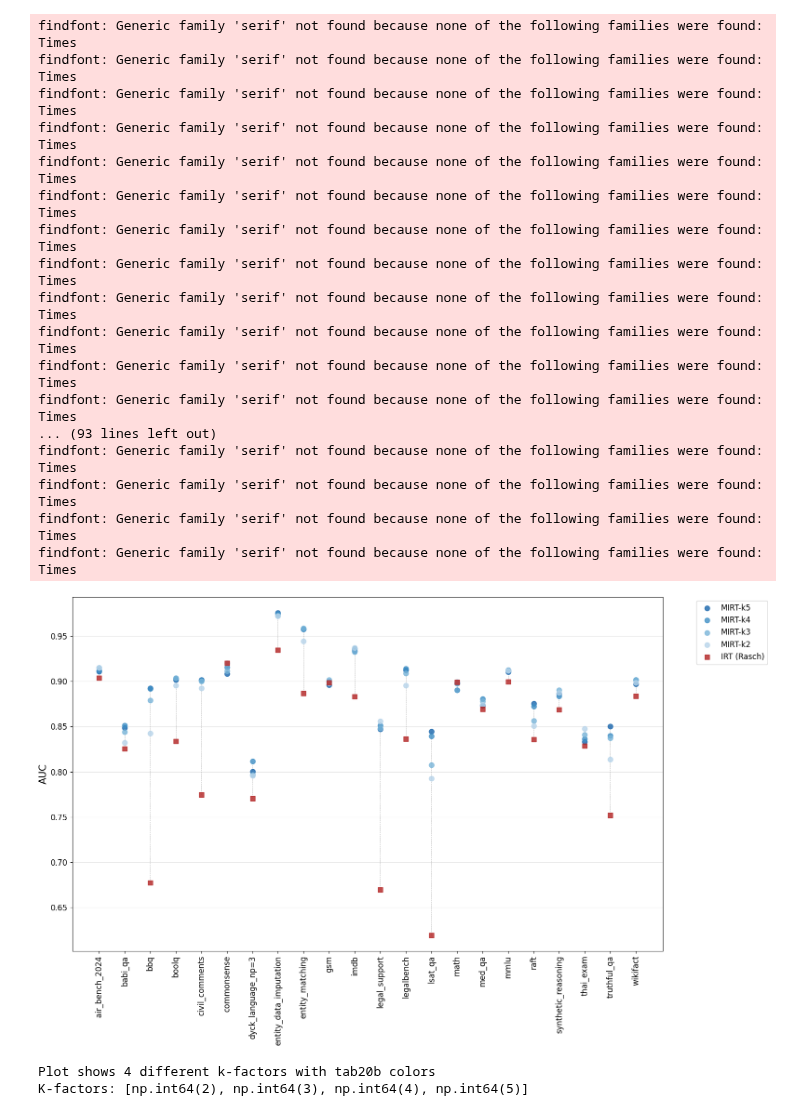
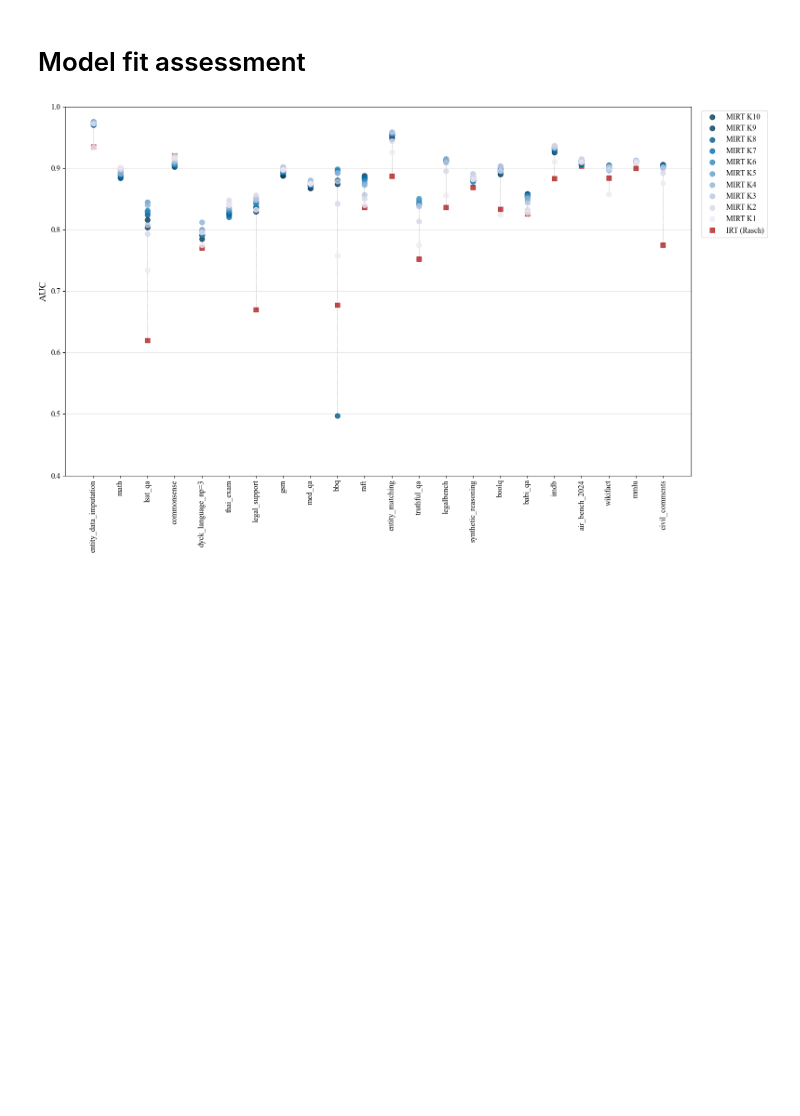
Before and after one commit to ronanhansel/reeval-multi, a Jupyter notebook: mirt-official/calibration.ipynb, the cells around one changed output. Cells and saved outputs as stored; diff of their text form; code cells hidden in the pictures; blank space fills up the shorter version.

Commit message:
feat: visualisation & fixed styles

```diff
--- a/mirt-official/calibration.ipynb
+++ b/mirt-official/calibration.ipynb
@@ -191,3 +205,5 @@ results_data = {
 
 # Create the results DataFrame
 results_df = pd.DataFrame(results_data)
+# %%
+resmat = pd.read_pickle('../data/resmat.pkl')
@@ -194,6 +257,9 @@ results_df = pd.DataFrame(results_data)
 # %%
 # Merge the results DataFrame with the combined training history DataFrame
 merged_df = combined_df.merge(results_df, on='scenario', how='left')
+
+# Also merge with size information
+merged_df = merged_df.merge(size_df, on='scenario', how='left')
 
 print(f"Merged DataFrame shape: {merged_df.shape}")
 print(f"Columns: {list(merged_df.columns)}")
@@ -201,13 +267,17 @@ print(f"Columns: {list(merged_df.columns)}")
 # Check for any scenarios that didn't match
 scenarios_in_combined = set(combined_df['scenario'].unique())
 scenarios_in_results = set(results_df['scenario'].unique())
+scenarios_in_sizes = set(size_df['scenario'].unique())
 
 print(f"\nScenarios in combined_df: {len(scenarios_in_combined)}")
 print(f"Scenarios in results_df: {len(scenarios_in_results)}")
-print(f"Scenarios in both: {len(scenarios_in_combined.intersection(scenarios_in_results))}")
+print(f"Scenarios in size_df: {len(scenarios_in_sizes)}")
+print(f"Scenarios in all: {len(scenarios_in_combined.intersection(scenarios_in_results).intersection(scenarios_in_sizes))}")
 
 if scenarios_in_combined - scenarios_in_results:
     print(f"Scenarios in combined_df but not in results_df: {scenarios_in_combined - scenarios_in_results}")
 if scenarios_in_results - scenarios_in_combined:
     print(f"Scenarios in results_df but not in combined_df: {scenarios_in_results - scenarios_in_combined}")
+if scenarios_in_combined - scenarios_in_sizes:
+    print(f"Scenarios in combined_df but not in size_df: {scenarios_in_combined - scenarios_in_sizes}")
 # %% [output]
@@ -238,0 +292,9 @@ Data shape: (88, 4)
+# %%
+# Prepare data for plotting - include k_factor information
+df = merged_df[['val_auc', 'test_auc', 'scenario', 'k_factor', 'size']].sort_values(by='test_auc', ascending=True).dropna().copy()
+df.rename(columns={'val_auc': 'mirt', 'test_auc': 'irt'}, inplace=True)
+
+# Show unique k-factors available
+print(f"Available k-factors: {sorted(df['k_factor'].unique())}")
+print(f"Data shape: {df.shape}")
+df.head()
@@ -239,22 +310,27 @@ Data shape: (88, 4)
+# %% [markdown]
+# Model fit assessment
 # %%
 import matplotlib.pyplot as plt
 import sys
 sys.path.append('..')
 import style
 
-# Create the transposed dumbbell plot with k-factor colors
+# Create the transposed dumbbell plot with k-factor colors, sorted by scenario size
 fig, ax = plt.subplots(figsize=(16, 10))
 
-# Get unique scenarios and k-factors
-scenarios = sorted(df['scenario'].unique())
+# Get unique scenarios and k-factors, sort scenarios by size
+scenario_size_mapping = df.groupby('scenario')['size'].first().to_dict()
+# Convert sizes to int for cleaner display
+scenario_size_mapping = {k: int(v) for k, v in scenario_size_mapping.items()}
+scenarios = sorted(df['scenario'].unique(), key=lambda x: scenario_size_mapping[x])
 k_factors = sorted(df['k_factor'].unique())
 
 # Create a grayscale colormap that reflects numerical order
-colors = plt.get_cmap('Blues')
+colors = plt.get_cmap('PuBu')
 # Use a subset of the colormap to avoid too light colors
-color_map = {k: colors(0.3 + 0.5 * (i / max(1, len(k_factors) - 1))) for i, k in enumerate(k_factors)}
+color_map = {k: colors(0.1 + 1 * (i / max(1, len(k_factors) - 1))) for i, k in enumerate(k_factors)}
 
-# Create x positions for each scenario
+# Create x positions for each scenario (now ordered by size)
 x_pos = {scenario: i for i, scenario in enumerate(scenarios)}
 
 # Plot for each k-factor
@@ -270,66 +346,49 @@ for k_factor in reversed(k_factors):
 	# Plot the MIRT points
 	ax.scatter(x_positions, df_k['mirt'],
 			  color=color_map[k_factor], s=60,
-			  label=f'MIRT-k{k_factor}',
+			  label=f'MIRT K{k_factor}',
 			  marker='o', alpha=0.8, zorder=3)
 
 # Plot IRT (Rasch) points - same for all k-factors
 # Get one representative IRT value per scenario (they should be the same across k-factors)
-df_irt = df.groupby('scenario')['irt'].first().reset_index()
+df_irt = df.groupby('scenario')[['irt', 'size']].first().reset_index()
+df_irt = df_irt.set_index('scenario').loc[scenarios].reset_index()  # Ensure same ordering
 x_positions_irt = [x_pos[scenario] for scenario in df_irt['scenario']]
 
 ax.scatter(x_positions_irt, df_irt['irt'],
           color='firebrick', s=60,
           label='IRT (Rasch)',
-          marker='s', alpha=0.8, zorder=3)
+          marker='s', alpha=0.8, zorder=2)
+
 # Plot connecting lines between lowest and highest values for each scenario
 for scenario in scenarios:
 	df_scenario = df[df['scenario'] == scenario]
 	if len(df_scenario) == 0:
 		continue
 
 	x = x_pos[scenario]
 
 	# Get all values (both IRT and MIRT) for this scenario
 	all_values = list(df_scenario['mirt']) + [df_scenario['irt'].iloc[0]]
 
 	# Find min and max values
 	min_val = min(all_values)
 	max_val = max(all_values)
 
 	# Draw line from lowest to highest value
 	ax.plot([x, x], [min_val, max_val], 'k--', linewidth=0.5, alpha=0.4)
 
 # Customize the plot
 ax.set_xticks(range(len(scenarios)))
-ax.set_xticklabels(scenarios, rotation=90)
+# Create labels with both scenario name and size
+scenario_labels = [f"{scenario}" for scenario in scenarios]
+ax.set_xticklabels(scenario_labels, rotation=90)
 ax.set_ylabel('AUC')
-ax.legend(bbox_to_anchor=(1.05, 1), loc='upper left')
+ax.set_ylim(0.4, 1.0)
+ax.legend(bbox_to_anchor=(1.01, 1), loc='upper left')
 ax.grid(True, axis='y', alpha=0.3)
 
 plt.tight_layout()
 plt.show()
-
-print(f"Plot shows {len(k_factors)} different k-factors with tab20b colors")
-print(f"K-factors: {k_factors}")
 # %% [output]
-findfont: Generic family 'serif' not found because none of the following families were found: Times
-findfont: Generic family 'serif' not found because none of the following families were found: Times
-findfont: Generic family 'serif' not found because none of the following families were found: Times
-findfont: Generic family 'serif' not found because none of the following families were found: Times
-findfont: Generic family 'serif' not found because none of the following families were found: Times
-findfont: Generic family 'serif' not found because none of the following families were found: Times
-findfont: Generic family 'serif' not found because none of the following families were found: Times
-findfont: Generic family 'serif' not found because none of the following families were found: Times
-findfont: Generic family 'serif' not found because none of the following families were found: Times
-findfont: Generic family 'serif' not found because none of the following families were found: Times
-findfont: Generic family 'serif' not found because none of the following families were found: Times
-findfont: Generic family 'serif' not found because none of the following families were found: Times
-... (93 lines left out)
-findfont: Generic family 'serif' not found because none of the following families were found: Times
-findfont: Generic family 'serif' not found because none of the following families were found: Times
-findfont: Generic family 'serif' not found because none of the following families were found: Times
-findfont: Generic family 'serif' not found because none of the following families were found: Times
-[figure, old version]
+[figure, new version]
-Plot shows 4 different k-factors with tab20b colors
-K-factors: [np.int64(2), np.int64(3), np.int64(4), np.int64(5)]
```
Also changed, not shown: parts of 14 cells of this notebook, 1 other file.
